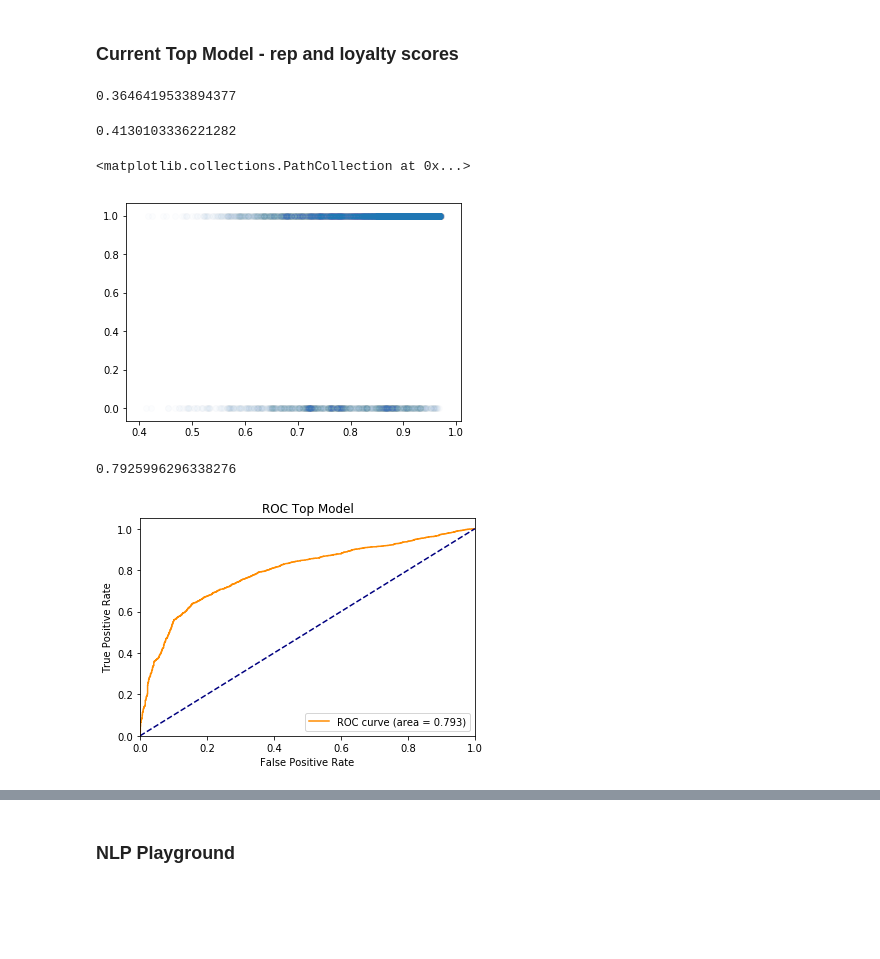
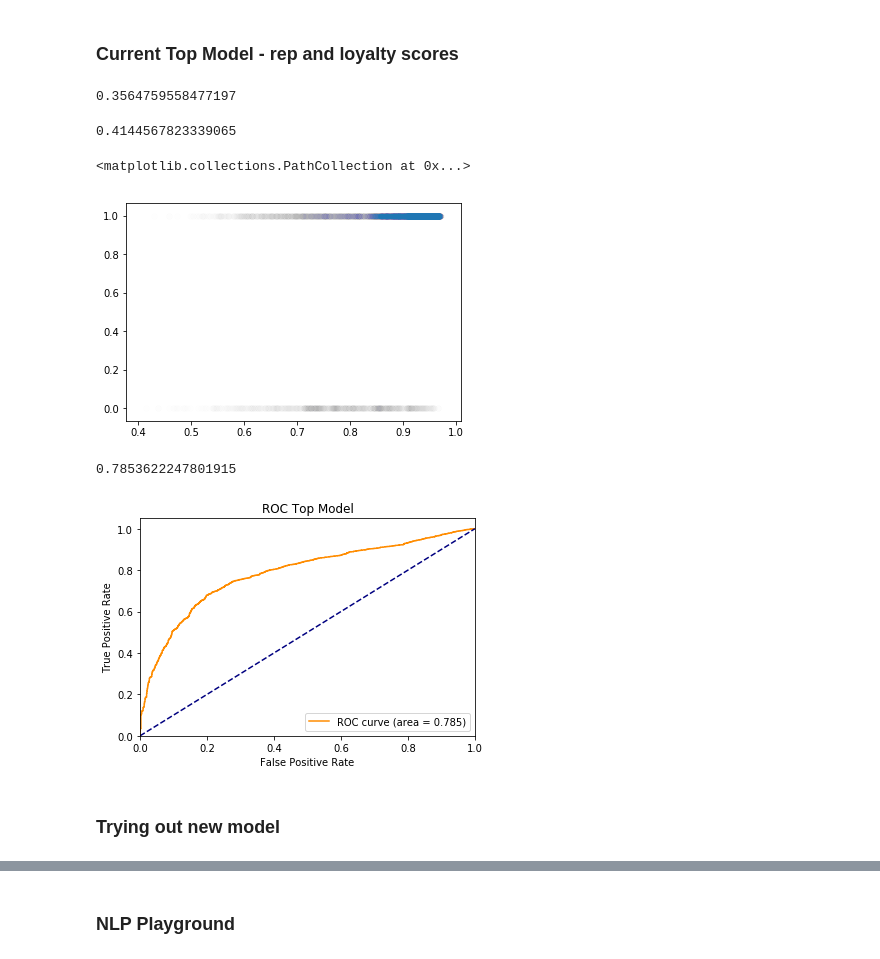
Before and after one commit to ekarboski/washington_state_legislation, a Jupyter notebook: Baseline_model.ipynb, the cells around one changed output, grey strips where cells are left out. Cells and saved outputs as stored; diff of their text form; code cells hidden in the pictures; blank space fills up the shorter version.

```diff
--- a/Baseline_model.ipynb
+++ b/Baseline_model.ipynb
@@ -76,8 +77,19 @@ def create_clean_X(merged_final_df, bill_text_df, rep_score_df):
             return 0
         else: return num
 
+    def count_sections(bill_text):
+        sections = []
+        for count in range(1, 20):
+            section_indicator = '({})'.format(count)
+            if section_indicator in bill_text:
+                sections.append(count)
+        if len(sections) == 0:
+            return 0
+        return np.max(sections)
+
     # Feature Engineering
     clean['bill_length'] = clean['bill_text'].apply(lambda x: len(x))
+    clean['num_sections'] = clean['bill_text'].apply(count_sections)
     clean['congress_num'] = clean['biennium'].apply(create_congress_nums)
     clean['num_sponsors'] = clean['secondary_sponsors'].apply(find_num_sponsors)
 
@@ -276,7 +281,7 @@ NameError: name 'fpr_b' is not defined
 X_train_t = sample_train[['voter_id', 'voting_agency', 'sponsor_agency', 'district',
                      'party', 'is_primary_sponsor', 'is_secondary_sponsor', 'is_minority_party',
                      'primary_sponsor_party', 'rep_score', 'loyalty_score', 'bill_length', 'bill_num',
-                     'num_sponsors', 'years_until_vote', 'percent_yea']]
+                     'num_sponsors', 'years_until_vote', 'percent_yea', 'num_sections']]
 
 y_train_t = sample_train['vote']
 
@@ -284,7 +289,7 @@ y_train_t = sample_train['vote']
 X_test_t = sample_test[['voter_id', 'voting_agency', 'sponsor_agency', 'district',
                      'party', 'is_primary_sponsor', 'is_secondary_sponsor', 'is_minority_party',
                      'primary_sponsor_party', 'rep_score', 'loyalty_score', 'bill_length', 'bill_num',
-                     'num_sponsors', 'years_until_vote', 'percent_yea']]
+                     'num_sponsors', 'years_until_vote', 'percent_yea', 'num_sections']]
 
 y_test_t = sample_test['vote']
 # %%
@@ -294,24 +299,24 @@ y_pred_t = (top_model.predict_proba(X_test_t))[:, 1]
 # %%
 log_loss(y_test_t, y_pred_t)
 # %% [output]
-0.3646419533894377
+0.3564759558477197
 # %%
 y_pred_t.min()
 # %% [output]
-0.4130103336221282
+0.4144567823339065
 # %%
 fig, ax = plt.subplots()
-ax.scatter(y_pred_t, y_test_t, alpha=0.01)
+ax.scatter(y_pred_t, y_test_t, alpha=0.005)
 # %% [output]
 <matplotlib.collections.PathCollection at 0x...>
-[figure, old version]
+[figure, new version]
 # %%
 fpr_t, tpr_t, thresholds_t = roc_curve(y_test_t, y_pred_t)
 # %%
 roc_auc_t = roc_auc_score(y_test_t, y_pred_t)
 roc_auc_t
 # %% [output]
-0.7925996296338276
+0.7853622247801915
 # %%
 fig, ax = plt.subplots()
 plt.plot(fpr_t, tpr_t, color='darkorange', label= f'ROC curve (area = {round(roc_auc_t, 3)})')
@@ -324,4 +329,6 @@ plt.title('ROC Top Model')
 plt.legend(loc="lower right")
 plt.show()
 # %% [output]
-[figure, old version]
+[figure, new version]
+# %% [markdown]
+### Trying out new model
```
Also changed, not shown: parts of 33 cells of this notebook.
